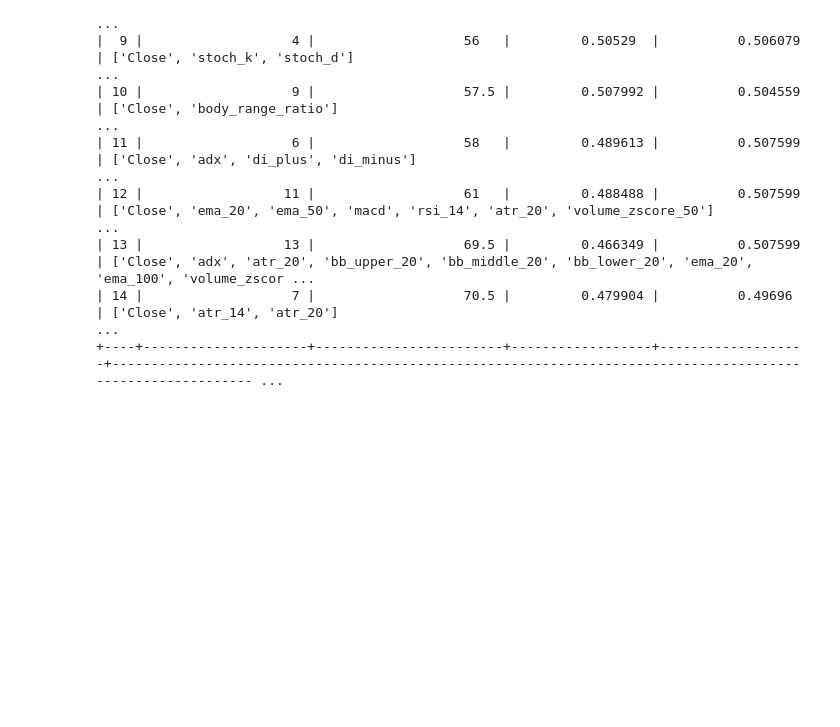
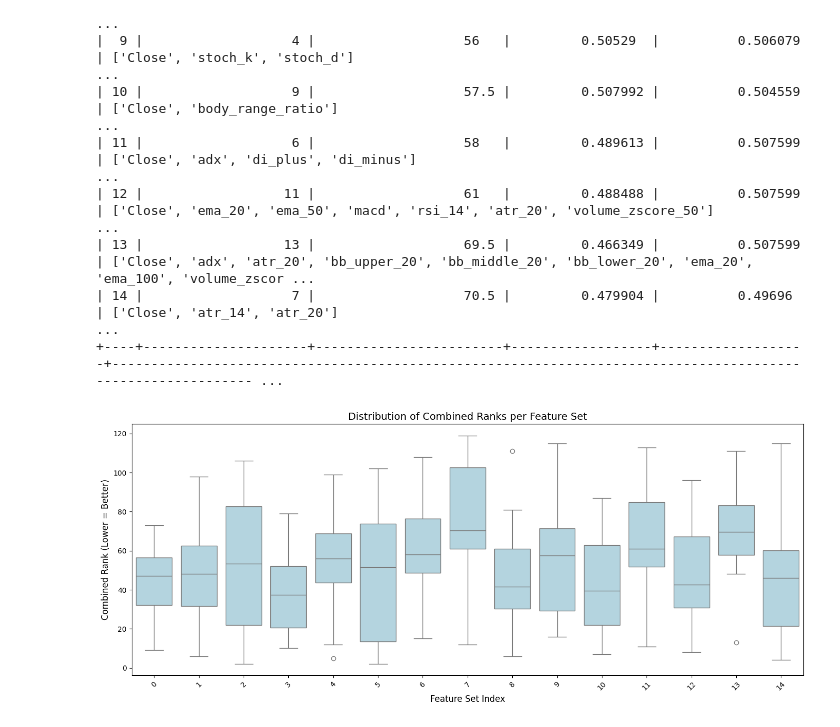
Before and after one commit to CenturionTheMan/WhiteRock, a Jupyter notebook: src/indicators_data_analis.ipynb, the cells around one changed output. Cells and saved outputs as stored; diff of their text form; code cells hidden in the pictures; blank space fills up the shorter version.

```diff
--- a/src/indicators_data_analis.ipynb
+++ b/src/indicators_data_analis.ipynb
@@ -154,3 +154,23 @@ Overall Feature Set Rankings:
 | 13 |                  13 |                   69.5 |         0.466349 |          0.507599 | ['Close', 'adx', 'atr_20', 'bb_upper_20', 'bb_middle_20', 'bb_lower_20', 'ema_20', 'ema_100', 'volume_zscor ...
 | 14 |                   7 |                   70.5 |         0.479904 |          0.49696  | ['Close', 'atr_14', 'atr_20']                                                                               ...
 +----+---------------------+------------------------+------------------+-------------------+------------------------------------------------------------------------------------------------------------ ...
+# %%
+plt.figure(figsize=(14, 6))
+
+sns.boxplot(
+    data=df,
+    x='feature_set_index',
+    y='combined_rank',
+    color='lightblue',
+    linewidth=1
+)
+
+plt.title("Distribution of Combined Ranks per Feature Set", fontsize=14)
+plt.xlabel("Feature Set Index", fontsize=12)
+plt.ylabel("Combined Rank (Lower = Better)", fontsize=12)
+plt.xticks(rotation=45)
+
+plt.tight_layout()
+plt.show()
+# %% [output]
+[figure, added]
```
